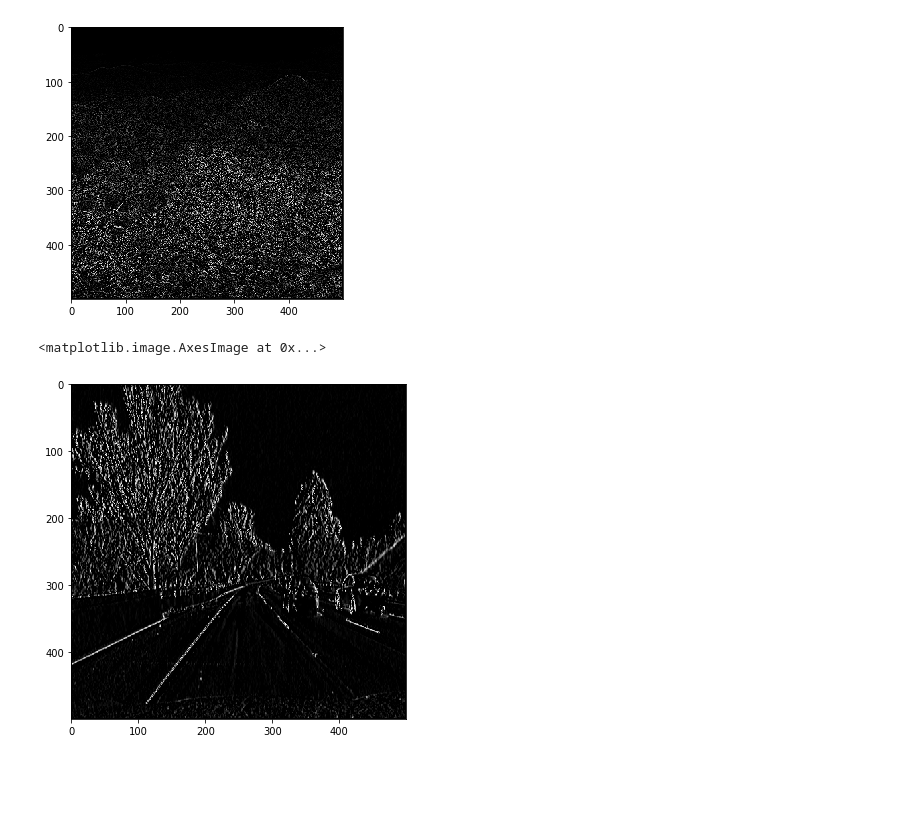
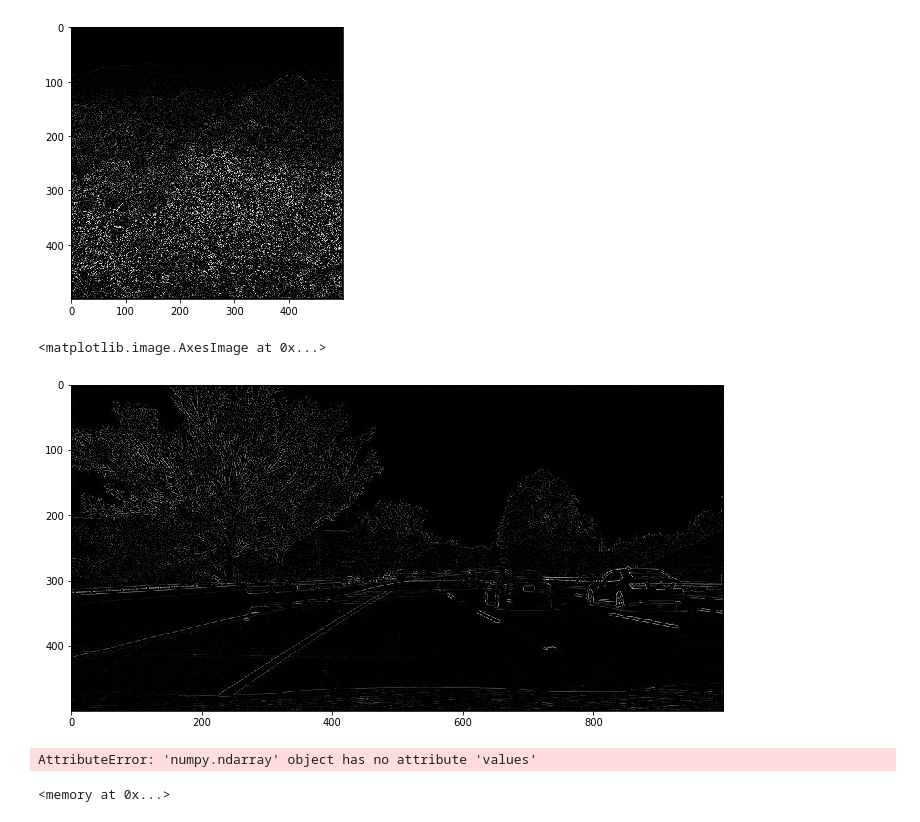
Before and after one commit to Defcon27/Image-Search-using-Parallel-Computing, a Jupyter notebook: Filters.ipynb, the cells around one changed output. Saved outputs shown, nothing was run; the diff lists cells and outputs as text; code cells hidden in the pictures; blank space fills up the shorter version.

Commit message:
added Laplacian filter

```diff
--- a/Filters.ipynb
+++ b/Filters.ipynb
@@ -120,15 +120,23 @@ Time : 1.8083124999999995
 # %%
 from ConvolutionalFilters import ConvolutionFilter
 
 image = cv2.imread("Image_Database/road.jpg")
 # image = cv2.cvtColor(image,cv2.COLOR_BGR2GRAY)
-image = image = cv2.resize(image, (500,500))
+image = image = cv2.resize(image, (1000,500))
 
 filters = ConvolutionFilter(image)
-fil = filters.applySobelX()
+fil = filters.applyLaplacian()
 
-plt.figure(figsize = (6,12))
+plt.figure(figsize = (12,6))
 plt.imshow(fil, cmap="gray")
 # %% [output]
 <matplotlib.image.AxesImage at 0x...>
-[figure, old version]
+[figure, new version]
+# %%
+filnew = np.ndarray(fil.values, dtype="int")
+# %% [output]
+AttributeError: 'numpy.ndarray' object has no attribute 'values'
+# %%
+fil.data
+# %% [output]
+<memory at 0x...>
```
Also changed, not shown: 1 other file.
